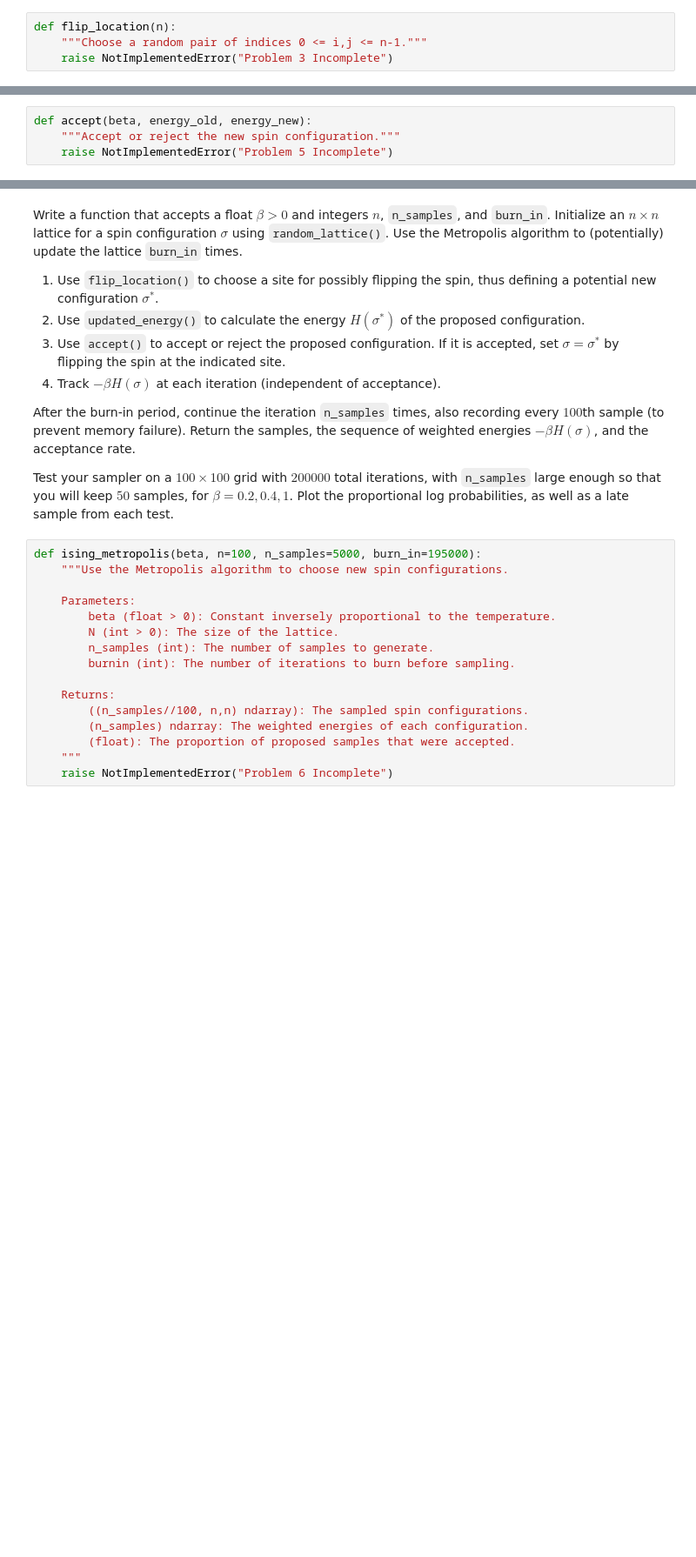
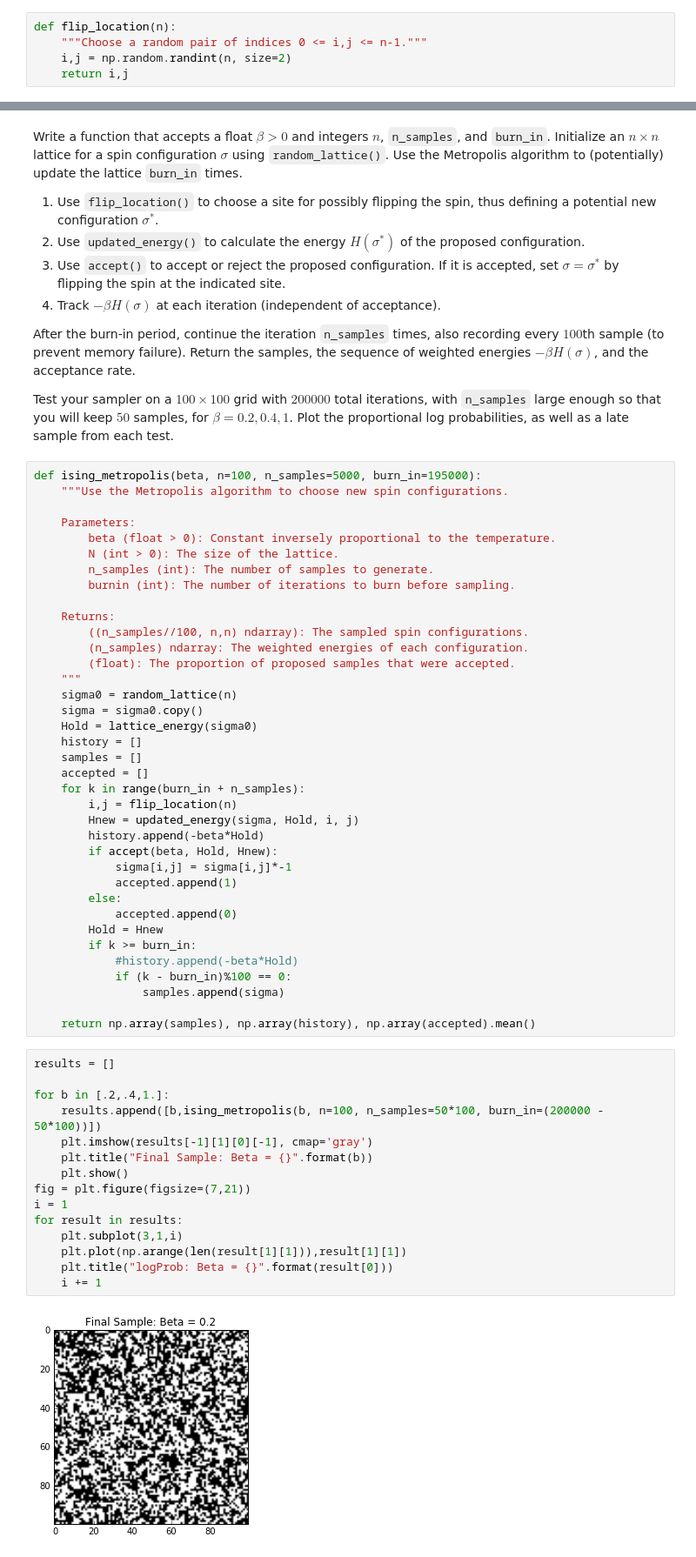
Before and after one commit to mattschaelling/acme_vol3, a Jupyter notebook: Metropolis/metropolis.ipynb, the cells around one changed output, grey strips where cells are left out. Shown at 87% size. Saved outputs shown, nothing was run; the diff lists cells and outputs as text; blank space fills up the shorter version.

Commit message:
finished metropolis (or at least as much done as it ever gon be)

```diff
--- a/Metropolis/metropolis.ipynb
+++ b/Metropolis/metropolis.ipynb
@@ -29,7 +48,8 @@ Each possible pair should have an equal probability $\frac{1}{n^2}$ of being cho
 # %%
 def flip_location(n):
     """Choose a random pair of indices 0 <= i,j <= n-1."""
-    raise NotImplementedError("Problem 3 Incomplete")
+    i,j = np.random.randint(n, size=2)
+    return i,j
 # %% [markdown]
 ## Problem 4
 
@@ -47,7 +69,3 @@ def updated_energy(L, L_energy, i, j):
 
 Write a function that accepts a float $\beta$ and spin configuration energies $H(\sigma)$ and $H(\sigma^*)$.
 Calculate whether or not the new spin configuration $\sigma^*$ should be accepted (return `True` or `False`).
-# %%
-def accept(beta, energy_old, energy_new):
-    """Accept or reject the new spin configuration."""
-    raise NotImplementedError("Problem 5 Incomplete")
@@ -82,4 +109,42 @@ def ising_metropolis(beta, n=100, n_samples=5000, burn_in=195000):
         (n_samples) ndarray: The weighted energies of each configuration.
         (float): The proportion of proposed samples that were accepted.
     """
-    raise NotImplementedError("Problem 6 Incomplete")
+    sigma0 = random_lattice(n)
+    sigma = sigma0.copy()
+    Hold = lattice_energy(sigma0)
+    history = []
+    samples = []
+    accepted = []
+    for k in range(burn_in + n_samples):
+        i,j = flip_location(n)
+        Hnew = updated_energy(sigma, Hold, i, j)
+        history.append(-beta*Hold)
+        if accept(beta, Hold, Hnew):
+            sigma[i,j] = sigma[i,j]*-1
+            accepted.append(1)
+        else:
+            accepted.append(0)
+        Hold = Hnew
+        if k >= burn_in:
+            #history.append(-beta*Hold)
+            if (k - burn_in)%100 == 0:
+                samples.append(sigma)
+
+    return np.array(samples), np.array(history), np.array(accepted).mean()
+# %%
+results = []
+
+for b in [.2,.4,1.]:
+    results.append([b,ising_metropolis(b, n=100, n_samples=50*100, burn_in=(200000 - 50*100))])
+    plt.imshow(results[-1][1][0][-1], cmap='gray')
+    plt.title("Final Sample: Beta = {}".format(b))
+    plt.show()
+fig = plt.figure(figsize=(7,21))
+i = 1
+for result in results:
+    plt.subplot(3,1,i)
+    plt.plot(np.arange(len(result[1][1])),result[1][1])
+    plt.title("logProb: Beta = {}".format(result[0]))
+    i += 1
+# %% [output]
+[figure, added]
```
Also changed, not shown: parts of 9 cells of this notebook.
